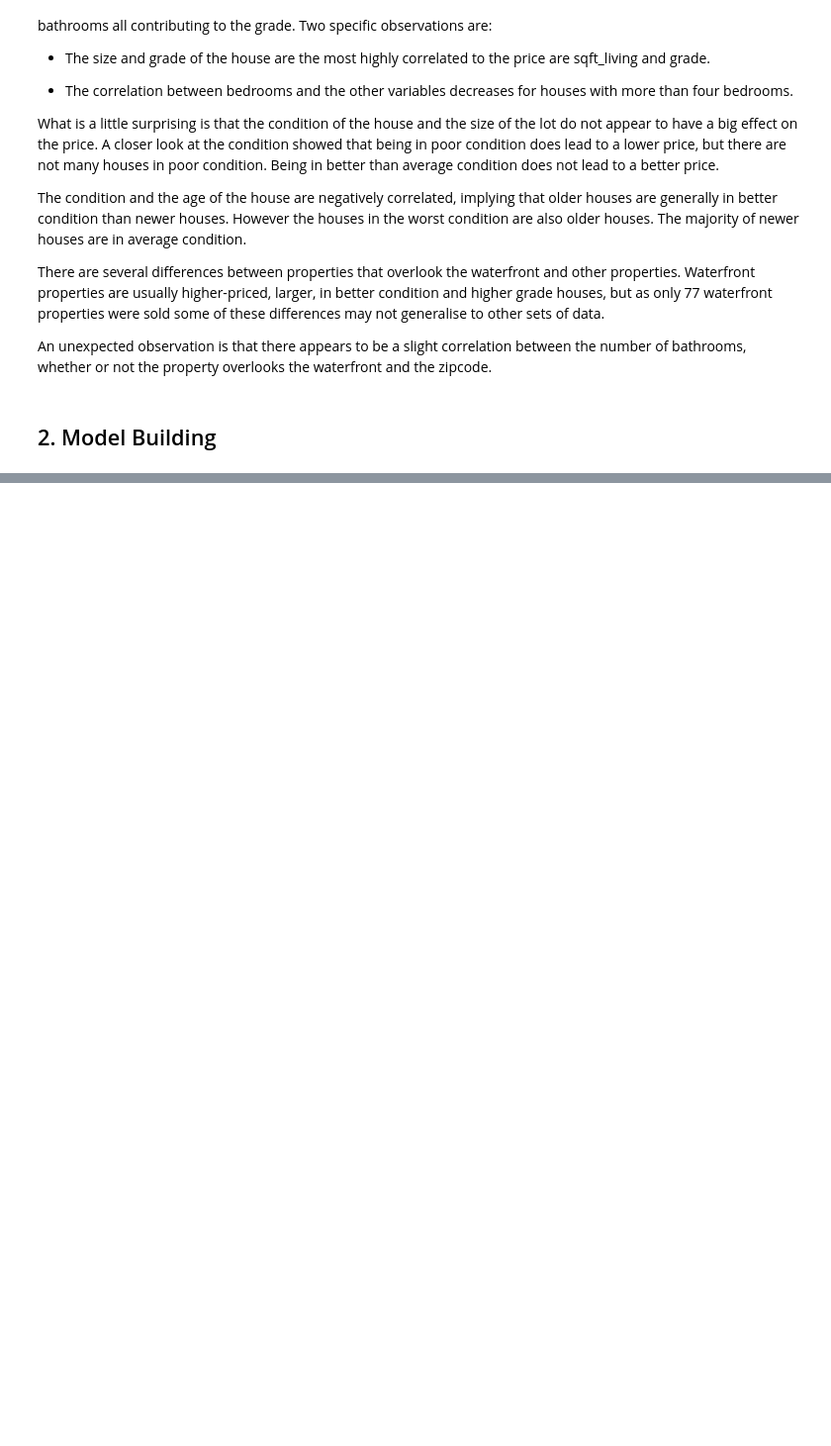
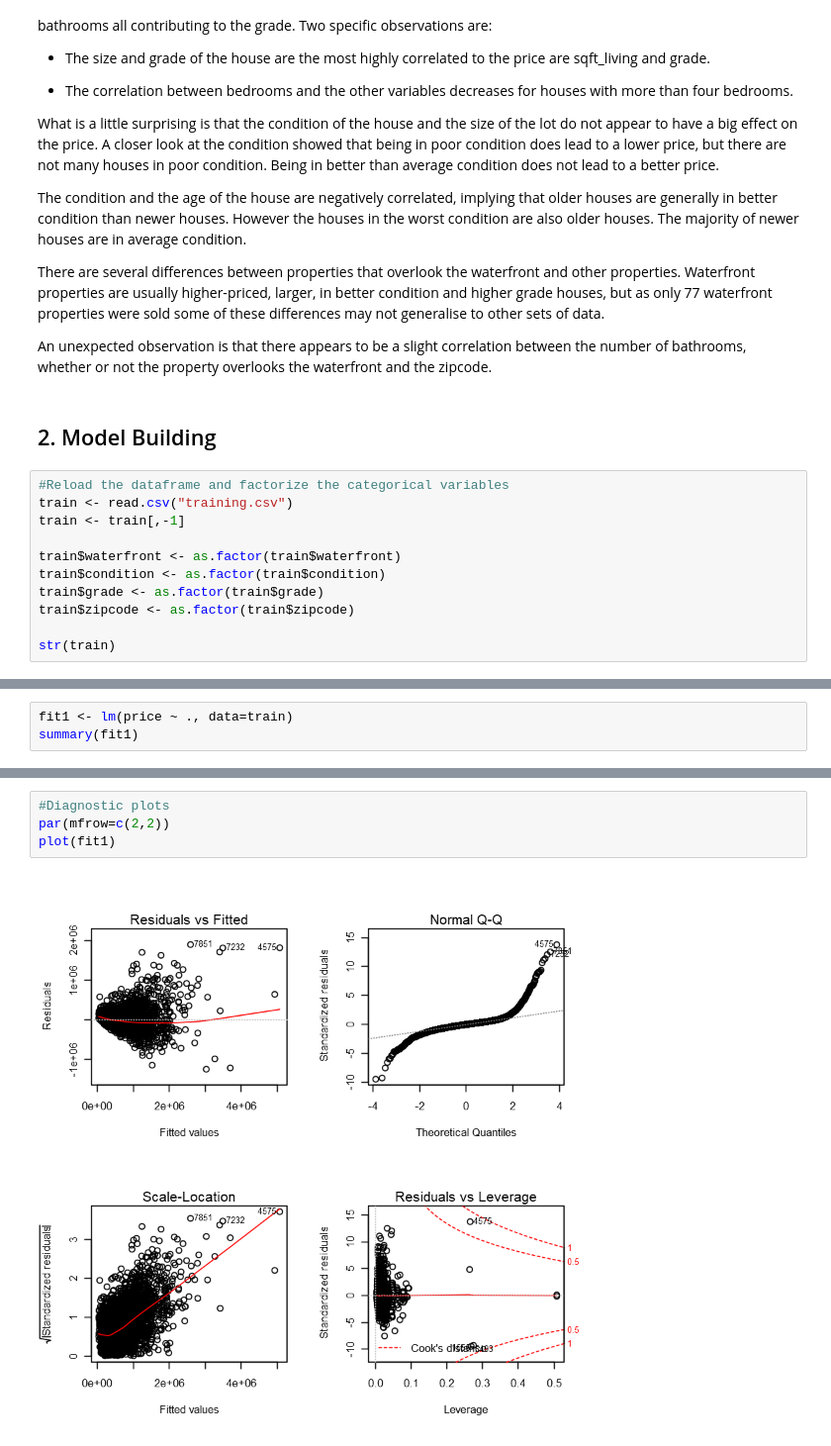
Before and after one commit to DanielTranDS/HousePrice-EDA-Modelling, a Jupyter notebook: HousePrice_Codes.ipynb, the cells around one changed output, grey strips where cells are left out. Shown at 99% size. Saved outputs shown, nothing was run; the diff lists cells and outputs as text; blank space fills up the shorter version.

```diff
--- a/HousePrice_Codes.ipynb
+++ b/HousePrice_Codes.ipynb
@@ -674,3 +674,14 @@ There are several differences between properties that overlook the waterfront an
 An unexpected observation is that there appears to be a slight correlation between the number of bathrooms, whether or not the property overlooks the waterfront and the zipcode.
 # %% [markdown]
 ## 2. Model Building <a class="anchor" id="2"></a>
+# %%
+#Reload the dataframe and factorize the categorical variables
+train <- read.csv("training.csv")
+train <- train[,-1]
+
+train$waterfront <- as.factor(train$waterfront)
+train$condition <- as.factor(train$condition)
+train$grade <- as.factor(train$grade)
+train$zipcode <- as.factor(train$zipcode)
+
+str(train)
@@ -676,0 +768,3 @@ An unexpected observation is that there appears to be a slight correlation betwe
+# %%
+fit1 <- lm(price ~ ., data=train)
+summary(fit1)
@@ -676,0 +795,6 @@ An unexpected observation is that there appears to be a slight correlation betwe
+# %%
+#Diagnostic plots
+par(mfrow=c(2,2))
+plot(fit1)
+# %% [output]
+[figure, added]
```
Also changed, not shown: parts of 55 cells of this notebook.
